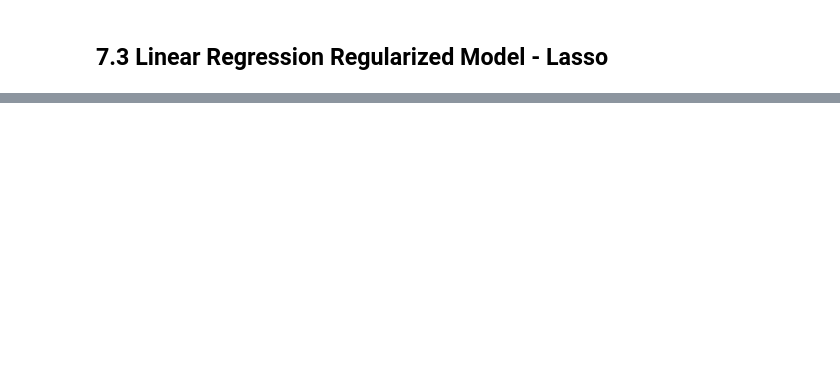
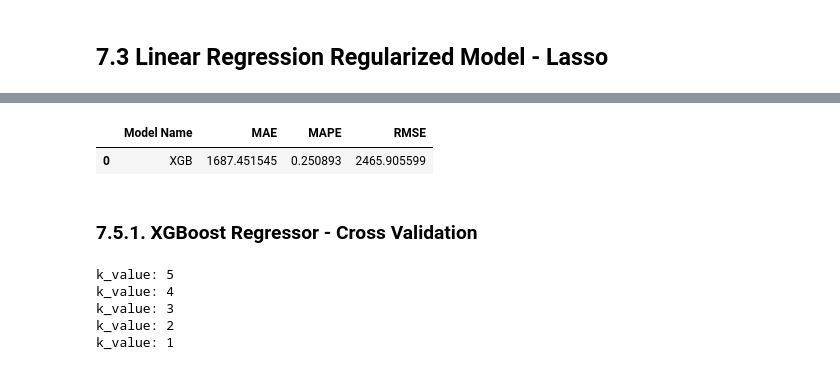
Before and after one commit to RafaelLuckner/ds_em_producao, a Jupyter notebook: modulo7.ipynb, the cells around one changed output, grey strips where cells are left out. Cells and saved outputs as stored; diff of their text form; code cells hidden in the pictures; blank space fills up the shorter version.

```diff
--- a/modulo7.ipynb
+++ b/modulo7.ipynb
@@ -965,0 +1058,34 @@ lr_result
+# %%
+# model
+model = XGBRegressor(objective = 'reg:squarederror',
+                         n_estimators = 100,
+                         eta = 0.01,
+                         max_depth=10,
+                         subsample = 0.7)
+# fit
+xgb = model.fit(x_train, y_train)
+
+# predict
+yhat_xgb = xgb.predict(x_test)
+
+# performance
+xgb_result = ml_error("XGB", np.expm1( y_test ), np.expm1( yhat_xgb ) )
+xgb_result
+# %% [output]
+|  | Model Name | MAE | MAPE | RMSE |
+| 0 | XGB | 1687.451545 | 0.250893 | 2465.905599 |
+# %% [markdown]
+### 7.5.1. XGBoost Regressor - Cross Validation
+# %%
+model = XGBRegressor(objective = 'reg:squarederror',
+                         n_estimators = 100,
+                         eta = 0.01,
+                         max_depth=10,
+                         subsample = 0.7)
+xgb_cross = cross_validation(X_training, 5, 'XGBoost', model, verbose = True)
+# %% [output]
+k_value: 5
+k_value: 4
+k_value: 3
+k_value: 2
+k_value: 1
```
Also changed, not shown: parts of 32 cells of this notebook, 1 other file.
